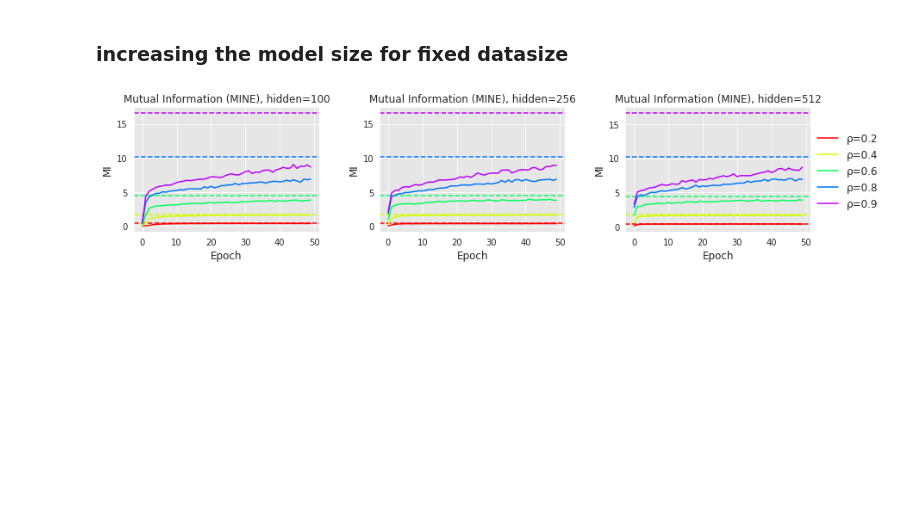
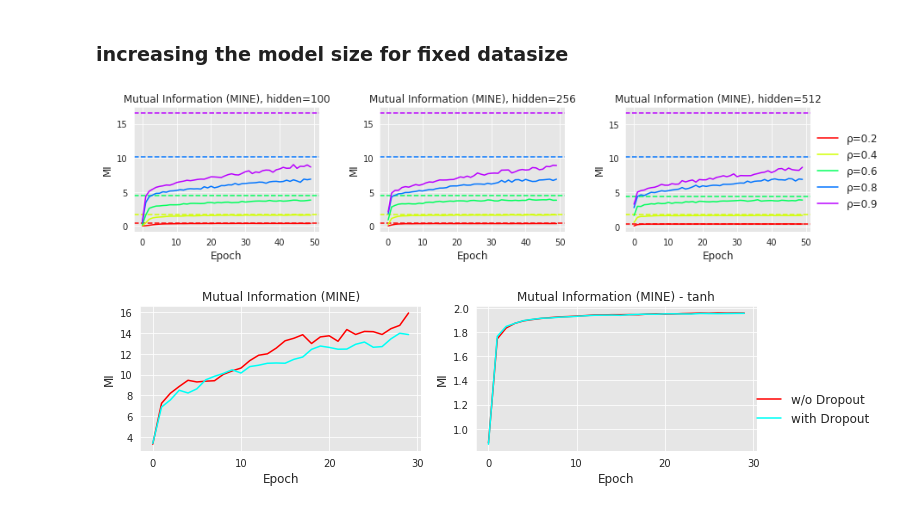
Before and after one commit to AdityaGolatkar/Mutual-Information, a Jupyter notebook: plots.ipynb, the cells around one changed output. Drawn from its saved outputs; the diff is of its cells as text; code cells hidden in the pictures; blank space fills up the shorter version.

Commit message:
plots

```diff
--- a/plots.ipynb
+++ b/plots.ipynb
@@ -19,7 +19,7 @@ import pandas as pd
 def get_mi(rho,d):
     return -0.5*d*(np.log(1-rho**2))
 # %%
-def mi_plot(ax, experiments, rho_list, d_list, title='Mutual Information', labels=None, hide_leg=False):
+def mi_plot(ax, experiments, rho_list=None, d_list=None, title='Mutual Information', labels=None, hide_leg=False):
 
     y_base=0.1
     y_label='MI'
@@ -50,9 +50,10 @@ def mi_plot(ax, experiments, rho_list, d_list, title='Mutual Information', label
 
         ax.xaxis.set_major_locator(tck.MultipleLocator(base=10))
 
-        label = '\u03C1'+'='+str(labels[id_no])
+        #label = '\u03C1'+'='+str(labels[id_no])
+        label = labels[id_no]
         ax.plot(x, y, label=label, color=c_list[id_no])
-        ax.axhline(y=get_mi(rho_list[id_no],d_list[id_no]),linestyle='--',color=c_list[id_no])
+        #ax.axhline(y=get_mi(rho_list[id_no],d_list[id_no]),linestyle='--',color=c_list[id_no])
 
     #ax.yaxis.set_major_locator(tck.MultipleLocator(base=y_base))
 
@@ -122,3 +123,12 @@ fig.tight_layout()
 fig.savefig('Plots/increasing_model_size.pdf', format='pdf', bbox_inches='tight' )
 # %% [output]
 [figure]
+# %%
+fig, (ax1,ax2) = plt.subplots(1, 2, figsize=(1 + 2*5, 3), sharey=False)
+mi_plot(ax1, experiments=['mnist_wodp_mi','mnist_dp_mi'],title='Mutual Information (MINE)',\
+        labels=['w/o Dropout','with Dropout'],hide_leg=True)
+mi_plot(ax2, experiments=['mnist_wodp_tanh_mi','mnist_dp_tanh_mi'],title='Mutual Information (MINE) - tanh',\
+        labels=['w/o Dropout','with Dropout'])
+fig.tight_layout()
+# %% [output]
+[figure, added]
```
Also changed, not shown: 3 other files.
